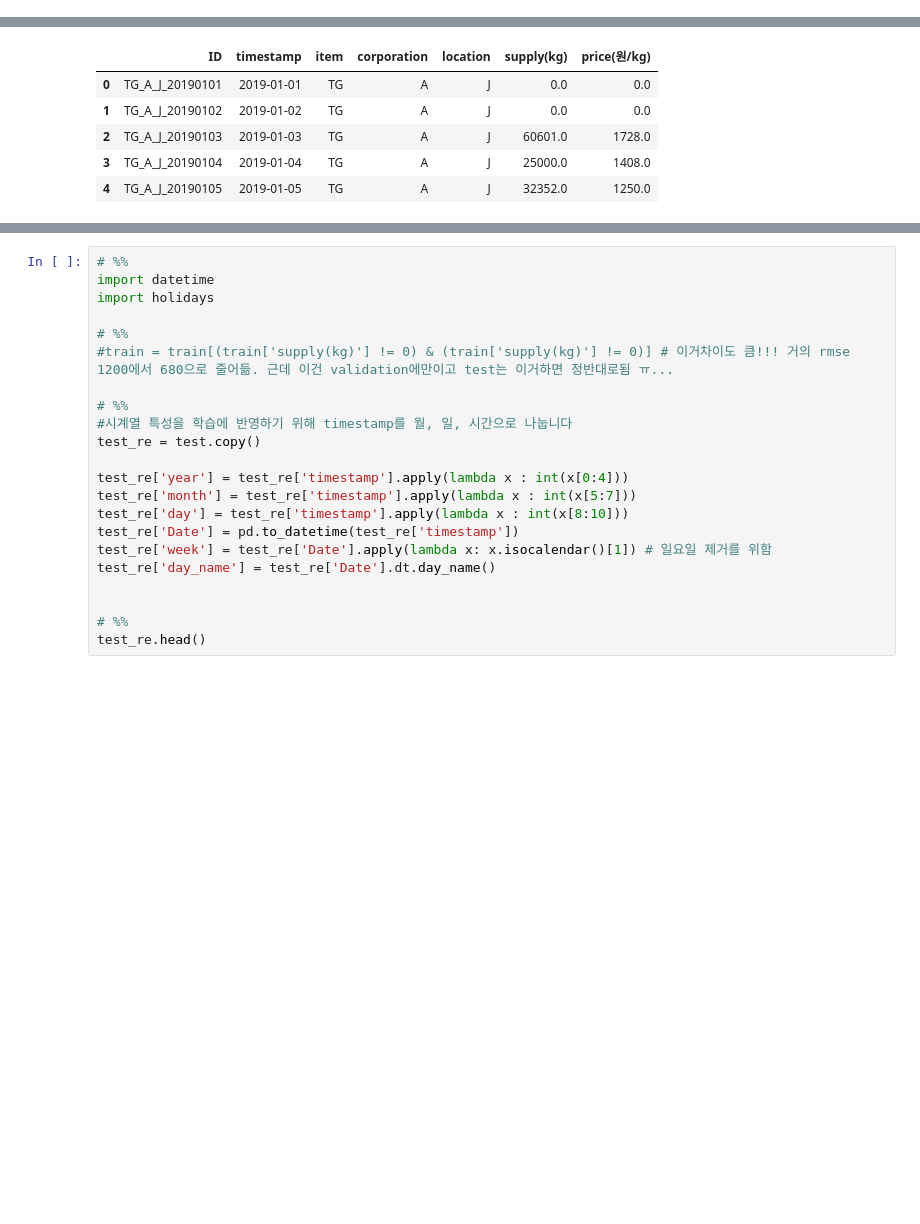
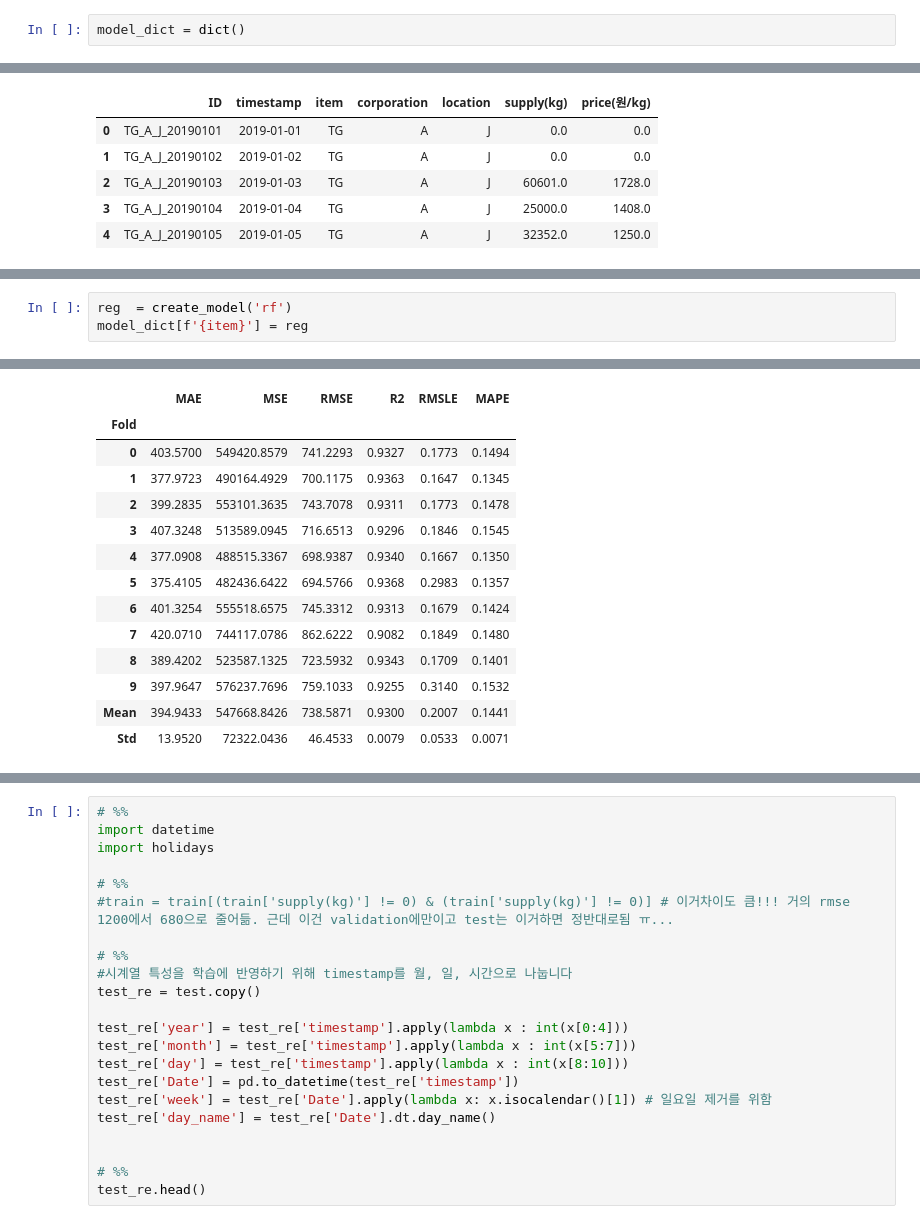
Before and after one commit to junseokShim/jeju_regression, a Jupyter notebook: 03_min_add_code.ipynb, the cells around one changed output, grey strips where cells are left out. Drawn from its saved outputs; the diff is of its cells as text; blank space fills up the shorter version.

```diff
--- a/03_min_add_code.ipynb
+++ b/03_min_add_code.ipynb
@@ -14,5 +17,7 @@ import numpy as np
 import warnings
 warnings.filterwarnings(action='ignore')
+# %%
+model_dict = dict()
 # %%
 # %%
 train = pd.read_csv('./data/train.csv')
@@ -62,0 +160,4 @@ m_train = m_train.fillna(0)
+# %%
+reg  = create_model('rf')
+model_dict[f'{item}'] = reg
+# %% [output]
@@ -62,0 +165,14 @@ m_train = m_train.fillna(0)
+|  | MAE | MSE | RMSE | R2 | RMSLE | MAPE |
+| Fold |  |  |  |  |  |  |
+| 0 | 403.5700 | 549420.8579 | 741.2293 | 0.9327 | 0.1773 | 0.1494 |
+| 1 | 377.9723 | 490164.4929 | 700.1175 | 0.9363 | 0.1647 | 0.1345 |
+| 2 | 399.2835 | 553101.3635 | 743.7078 | 0.9311 | 0.1773 | 0.1478 |
+| 3 | 407.3248 | 513589.0945 | 716.6513 | 0.9296 | 0.1846 | 0.1545 |
+| 4 | 377.0908 | 488515.3367 | 698.9387 | 0.9340 | 0.1667 | 0.1350 |
+| 5 | 375.4105 | 482436.6422 | 694.5766 | 0.9368 | 0.2983 | 0.1357 |
+| 6 | 401.3254 | 555518.6575 | 745.3312 | 0.9313 | 0.1679 | 0.1424 |
+| 7 | 420.0710 | 744117.0786 | 862.6222 | 0.9082 | 0.1849 | 0.1480 |
+| 8 | 389.4202 | 523587.1325 | 723.5932 | 0.9343 | 0.1709 | 0.1401 |
+| 9 | 397.9647 | 576237.7696 | 759.1033 | 0.9255 | 0.3140 | 0.1532 |
+| Mean | 394.9433 | 547668.8426 | 738.5871 | 0.9300 | 0.2007 | 0.1441 |
+| Std | 13.9520 | 72322.0436 | 46.4533 | 0.0079 | 0.0533 | 0.0071 |
```
Also changed, not shown: parts of 21 cells of this notebook, 8 other files.
